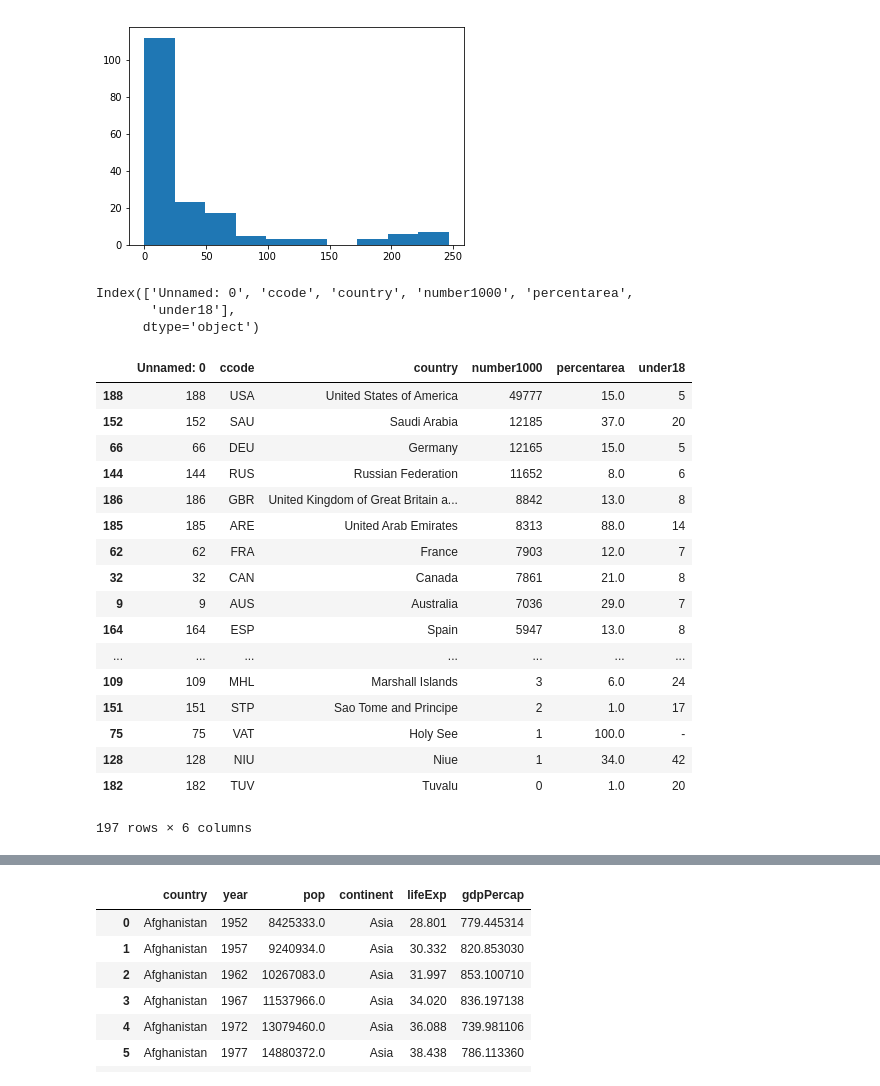
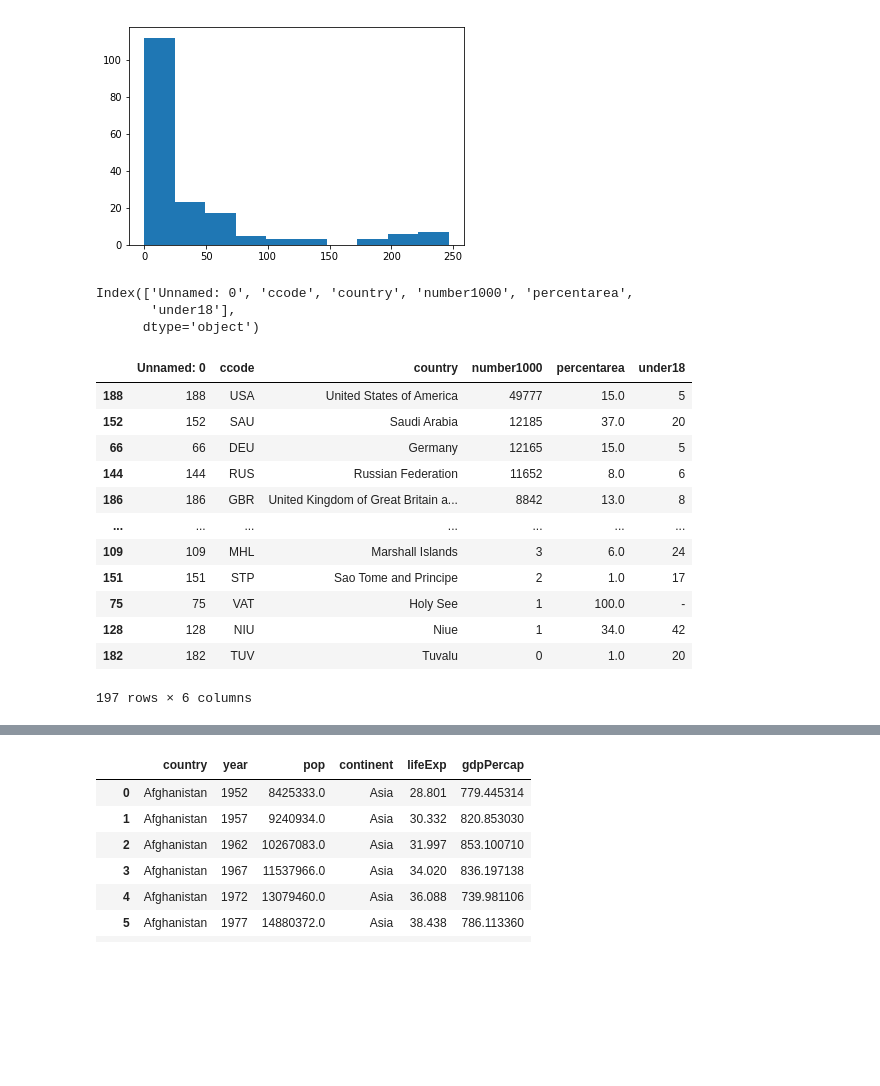
Before and after one commit to HesamDerakhshan/DSL, a Jupyter notebook: s03/pandas_practice.ipynb, the cells around one changed output, grey strips where cells are left out. Saved outputs shown, nothing was run; the diff lists cells and outputs as text; code cells hidden in the pictures; blank space fills up the shorter version.

```diff
--- a/s03/pandas_practice.ipynb
+++ b/s03/pandas_practice.ipynb
@@ -172,25 +169,20 @@ plt.hist(gdps)
  <a list of 10 Patch objects>)
 [figure]
 # %%
-df2 = pd.read_csv('../datasets/migrants.csv')
+df2 = pd.read_csv('datasets/migrants.csv')
 print(df2.columns)
 df2.drop(columns=['Unnamed: 0','percentarea'])
 df2.sort_values('number1000',ascending=0)
 # %% [output]
 Index(['Unnamed: 0', 'ccode', 'country', 'number1000', 'percentarea',
        'under18'],
       dtype='object')
 |  | Unnamed: 0 | ccode | country | number1000 | percentarea | under18 |
 | 188 | 188 | USA | United States of America | 49777 | 15.0 | 5 |
 | 152 | 152 | SAU | Saudi Arabia | 12185 | 37.0 | 20 |
 | 66 | 66 | DEU | Germany | 12165 | 15.0 | 5 |
 | 144 | 144 | RUS | Russian Federation | 11652 | 8.0 | 6 |
 | 186 | 186 | GBR | United Kingdom of Great Britain a... | 8842 | 13.0 | 8 |
-| 185 | 185 | ARE | United Arab Emirates | 8313 | 88.0 | 14 |
-| 62 | 62 | FRA | France | 7903 | 12.0 | 7 |
-| 32 | 32 | CAN | Canada | 7861 | 21.0 | 8 |
-| 9 | 9 | AUS | Australia | 7036 | 29.0 | 7 |
-| 164 | 164 | ESP | Spain | 5947 | 13.0 | 8 |
 | ... | ... | ... | ... | ... | ... | ... |
 | 109 | 109 | MHL | Marshall Islands | 3 | 6.0 | 24 |
 | 151 | 151 | STP | Sao Tome and Principe | 2 | 1.0 | 17 |
```
Also changed, not shown: parts of 2 cells of this notebook, 5 other files.
